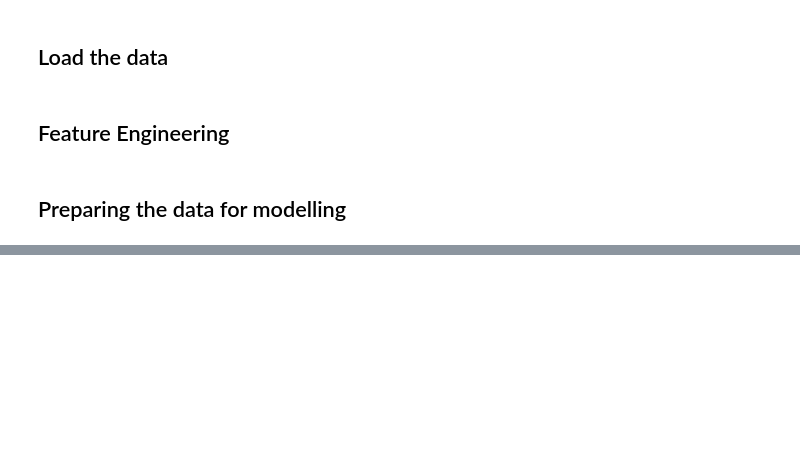
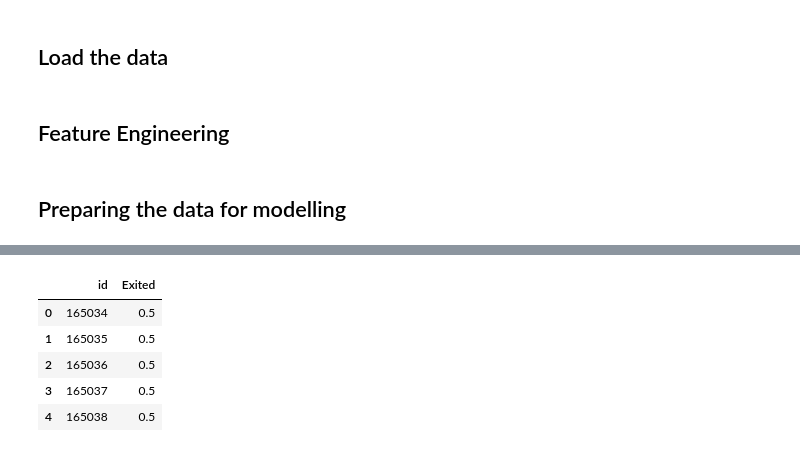
Before and after one commit to shyamgupta196/Kaggle-competitions, a Jupyter notebook: playground-series-s4e1/notebook.ipynb, the cells around one changed output, grey strips where cells are left out. Saved outputs shown, nothing was run; the diff lists cells and outputs as text; code cells hidden in the pictures; blank space fills up the shorter version.

```diff
--- a/playground-series-s4e1/notebook.ipynb
+++ b/playground-series-s4e1/notebook.ipynb
@@ -185,0 +277,3 @@ And if memory is not enough, you can set `force_col_wise=true`.
+# %%
+pd.set_option("display.max_columns", 52)
+pd.set_option("display.max_rows", 52)
@@ -239,0 +417,10 @@ accuracy, roc_score
+# %%
+sample_sub = pd.read_csv("sample_submission.csv")
+sample_sub.head()
+# %% [output]
+|  | id | Exited |
+| 0 | 165034 | 0.5 |
+| 1 | 165035 | 0.5 |
+| 2 | 165036 | 0.5 |
+| 3 | 165037 | 0.5 |
+| 4 | 165038 | 0.5 |
```
Also changed, not shown: parts of 19 cells of this notebook, 5 other files.
